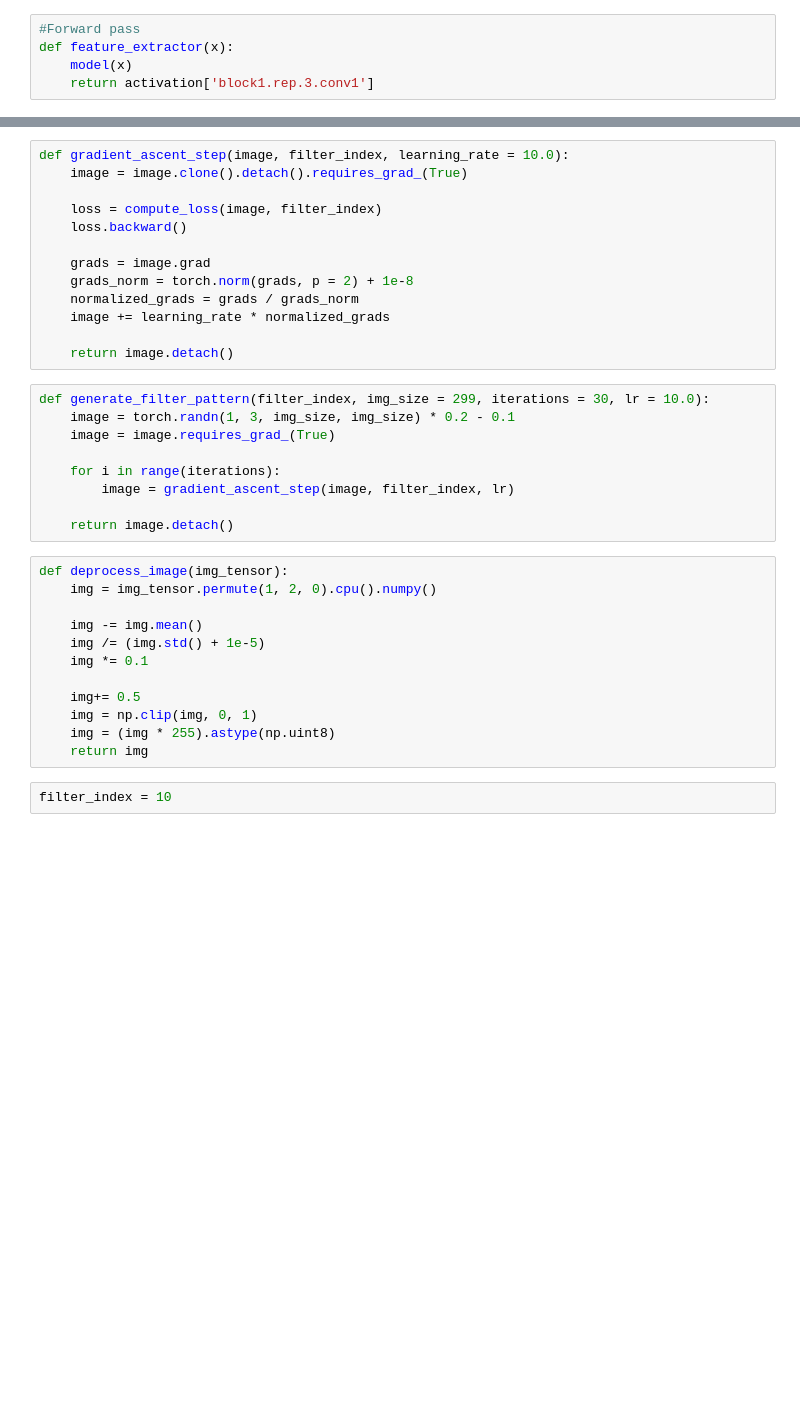
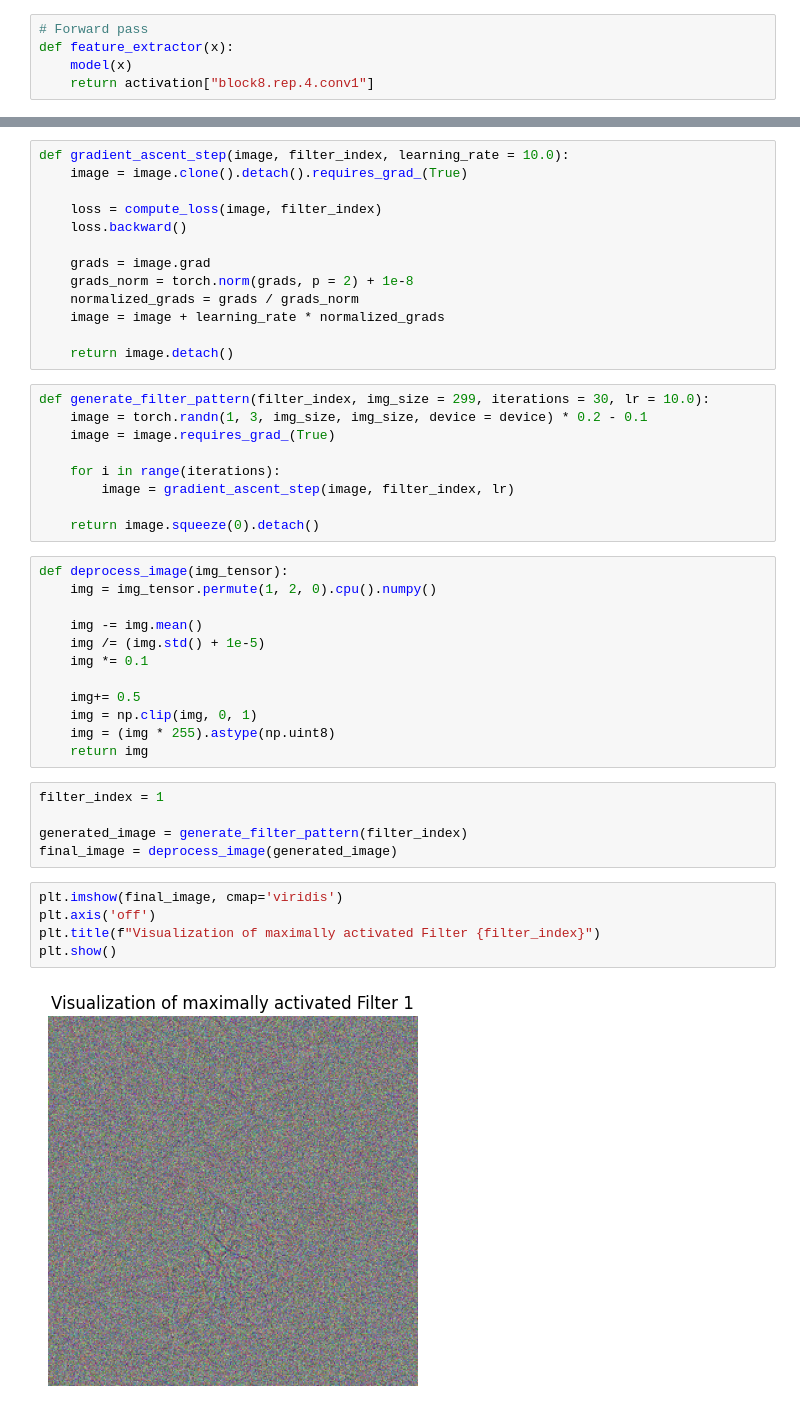
Before and after one commit to Rijan-Joshi/Paper-Reproduction, a Jupyter notebook: Fun Tests/visualizing_conv_grad.ipynb, the cells around one changed output, grey strips where cells are left out. Drawn from its saved outputs; the diff is of its cells as text; blank space fills up the shorter version.

Commit message:
feat: visualization for the full filters

```diff
--- a/Fun Tests/visualizing_conv_grad.ipynb
+++ b/Fun Tests/visualizing_conv_grad.ipynb
@@ -69,7 +74,7 @@ plt.show()
 # %% [output]
 [figure]
 # %%
-#Forward pass
+# Forward pass
 def feature_extractor(x):
     model(x)
-    return activation['block1.rep.3.conv1']
+    return activation["block8.rep.4.conv1"]
@@ -96,18 +97,18 @@ def gradient_ascent_step(image, filter_index, learning_rate = 10.0):
     grads = image.grad
     grads_norm = torch.norm(grads, p = 2) + 1e-8
     normalized_grads = grads / grads_norm
-    image += learning_rate * normalized_grads
+    image = image + learning_rate * normalized_grads
 
     return image.detach()
 # %%
 def generate_filter_pattern(filter_index, img_size = 299, iterations = 30, lr = 10.0):
-    image = torch.randn(1, 3, img_size, img_size) * 0.2 - 0.1
+    image = torch.randn(1, 3, img_size, img_size, device = device) * 0.2 - 0.1
     image = image.requires_grad_(True)
 
     for i in range(iterations):
         image = gradient_ascent_step(image, filter_index, lr)
 
-    return image.detach()
+    return image.squeeze(0).detach()
 # %%
 def deprocess_image(img_tensor):
     img = img_tensor.permute(1, 2, 0).cpu().numpy()
@@ -121,4 +122,14 @@ def deprocess_image(img_tensor):
     img = (img * 255).astype(np.uint8)
     return img
 # %%
-filter_index = 10
+filter_index = 1
+
+generated_image = generate_filter_pattern(filter_index)
+final_image = deprocess_image(generated_image)
+# %%
+plt.imshow(final_image, cmap='viridis')
+plt.axis('off')
+plt.title(f"Visualization of maximally activated Filter {filter_index}")
+plt.show()
+# %% [output]
+[figure, added]
```
Also changed, not shown: parts of 6 cells of this notebook.
